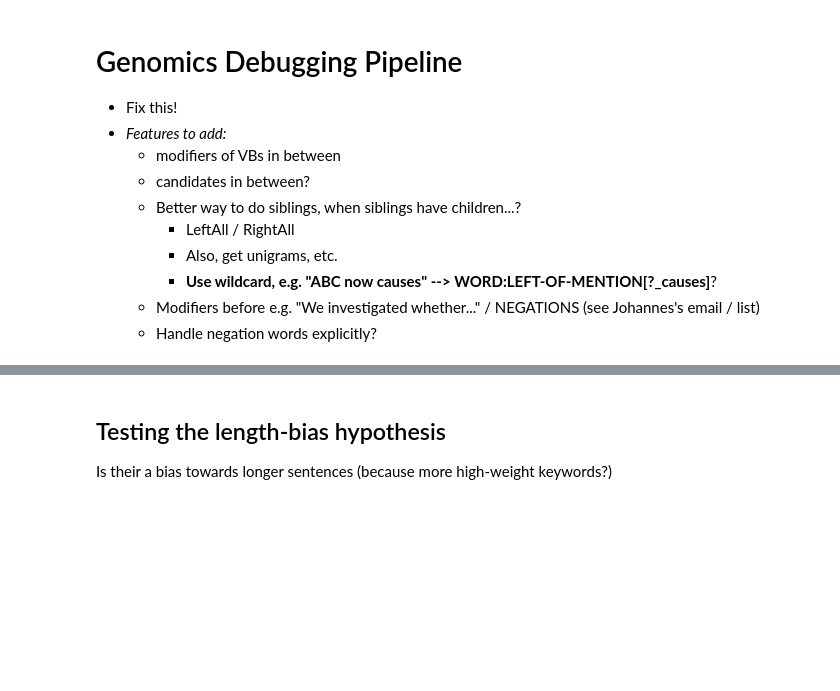
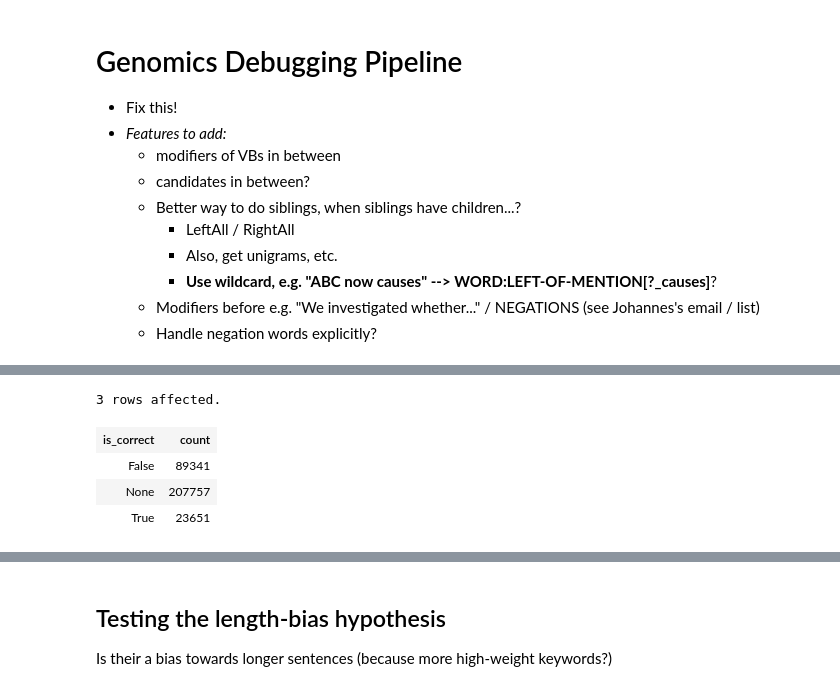
Before and after one commit to HazyResearch/treedlib, a Jupyter notebook: treedlib.ipynb, the cells around one changed output, grey strips where cells are left out. Saved outputs shown, nothing was run; the diff lists cells and outputs as text; code cells hidden in the pictures; blank space fills up the shorter version.

```diff
--- a/treedlib.ipynb
+++ b/treedlib.ipynb
@@ -258 +272,19 @@ sum(r[1] for r in res)
+# %%
+%%sql
+SELECT
+    gc.is_correct, COUNT(*)
+FROM
+    genepheno_causation gc,
+    genepheno_features gf
+WHERE
+    gc.relation_id = gf.relation_id
+    AND gf.feature LIKE '%the%'
+GROUP BY
+    gc.is_correct;
+# %% [output]
+3 rows affected.
+| is_correct | count |
+| False | 89341 |
+| None | 207757 |
+| True | 23651 |
 # %%
```
Also changed, not shown: parts of 31 cells of this notebook.
